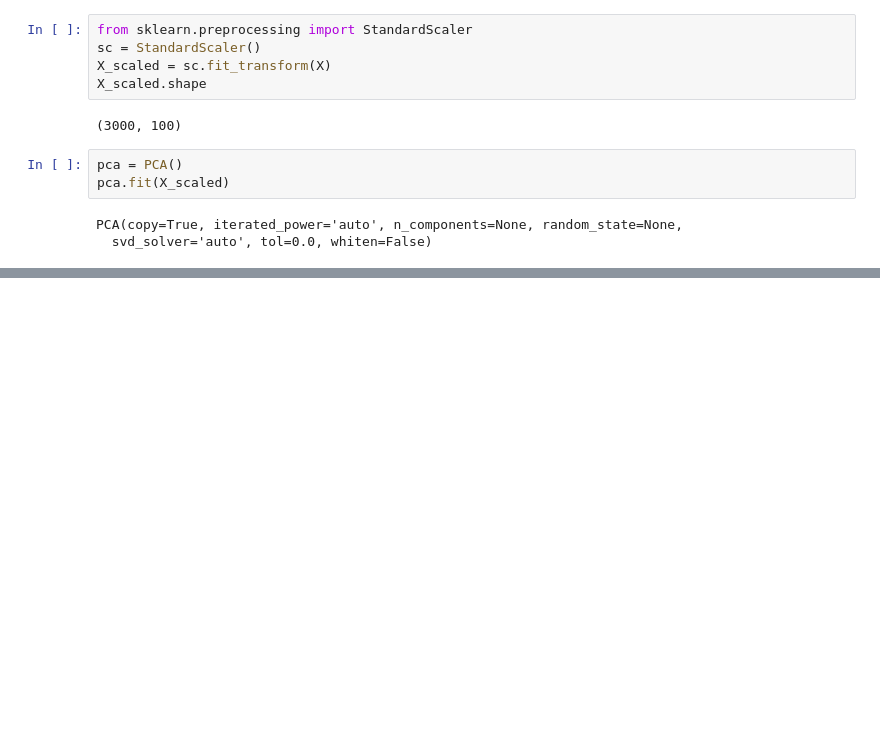
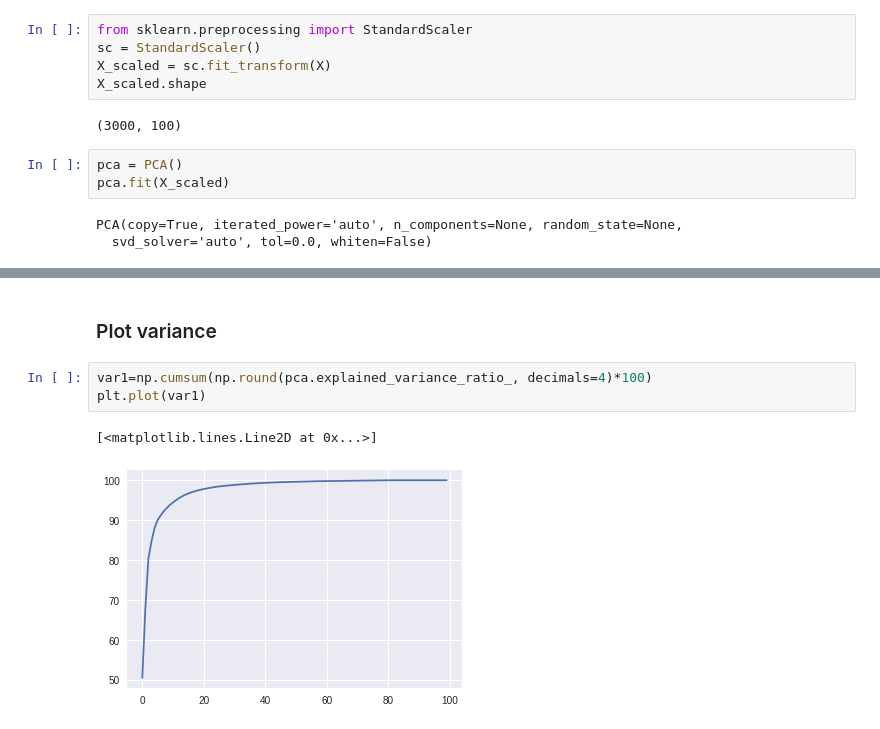
Before and after one commit to noushadkhan01/Projects, a Jupyter notebook: Machine-Learning/Clustering/KMean - Heirarchical Clustering/classify_wheather_stocks_decrease_or_increase.ipynb, the cells around one changed output, grey strips where cells are left out. Cells and saved outputs as stored; diff of their text form; blank space fills up the shorter version.

```diff
--- a/Machine-Learning/Clustering/KMean - Heirarchical Clustering/classify_wheather_stocks_decrease_or_increase.ipynb
+++ b/Machine-Learning/Clustering/KMean - Heirarchical Clustering/classify_wheather_stocks_decrease_or_increase.ipynb
@@ -415,0 +417,8 @@ array([5.04237706e-01, 1.74421837e-01, 1.25954588e-01, 4.22752545e-02,
+# %% [markdown]
+### Plot variance
+# %%
+var1=np.cumsum(np.round(pca.explained_variance_ratio_, decimals=4)*100)
+plt.plot(var1)
+# %% [output]
+[<matplotlib.lines.Line2D at 0x...>]
+[figure, added]
```
Also changed, not shown: parts of 4 cells of this notebook.
